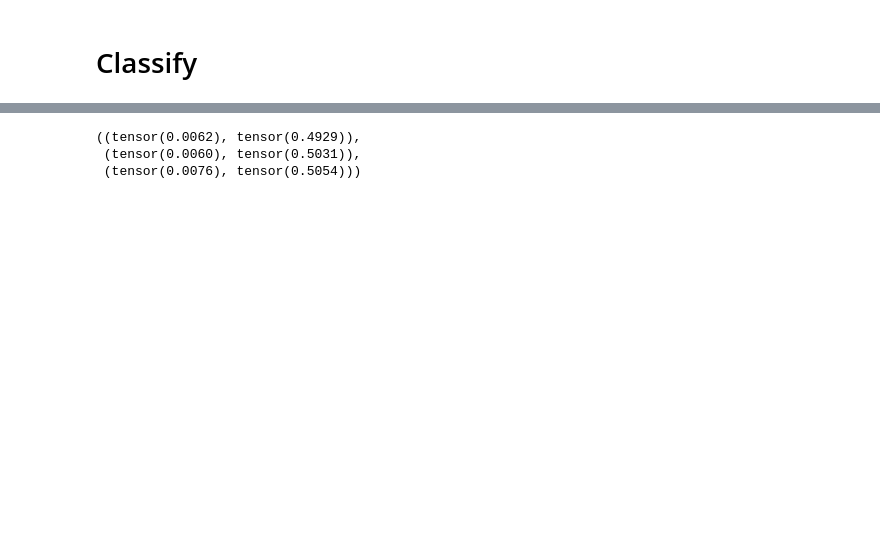
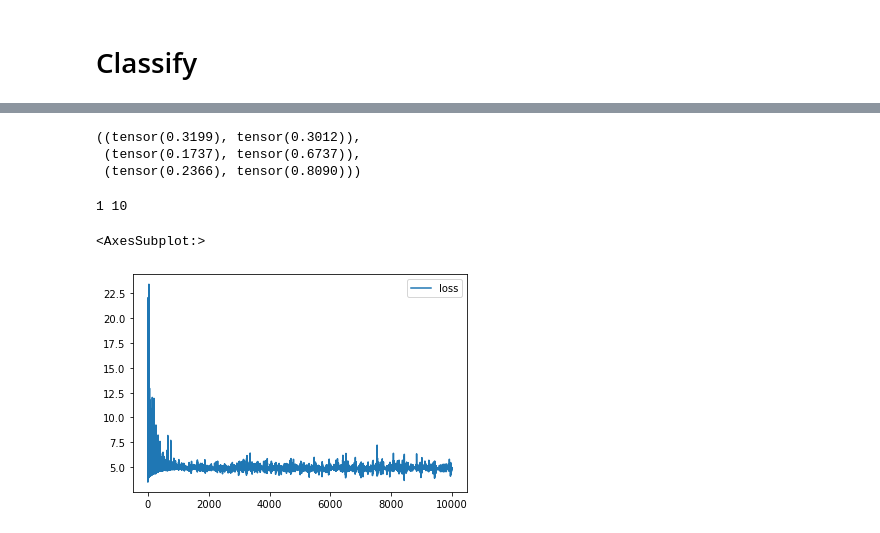
Before and after one commit to Entze/SBB, a Jupyter notebook: notebooks/Learning_RealData.ipynb, the cells around one changed output, grey strips where cells are left out. Saved outputs shown, nothing was run; the diff lists cells and outputs as text; code cells hidden in the pictures; blank space fills up the shorter version.

```diff
--- a/notebooks/Learning_RealData.ipynb
+++ b/notebooks/Learning_RealData.ipynb
@@ -168,7 +174,7 @@ def bayesian_update(alpha,
             torch.device("cuda")
         elif not cuda:
             torch.device("cpu")
-    adam = pyro.optim.ClippedAdam({"lr": 0.5})
+    adam = pyro.optim.Adam({"lr": 0.025})
     elbo = pyro.infer.Trace_ELBO()
     svi = pyro.infer.SVI(model, guide, adam, elbo)
     steps = 0
@@ -265,7 +314,52 @@ def classify(sentence, lexicon):
 # %%
-classify(["fuck", "this", "shit"], global_lexicon), classify(["I", "love", "you"], global_lexicon), classify(
-    ["pesky", "liber"], global_lexicon)
+classify("Fuck this shit", global_lexicon), classify("I love you", global_lexicon), classify("Pesky liberals",
+                                                                                             global_lexicon)
 # %% [output]
-((tensor(0.0062), tensor(0.4929)),
- (tensor(0.0060), tensor(0.5031)),
- (tensor(0.0076), tensor(0.5054)))
+((tensor(0.3199), tensor(0.3012)),
+ (tensor(0.1737), tensor(0.6737)),
+ (tensor(0.2366), tensor(0.8090)))
+# %%
+def bayesian_update(alpha,
+                    beta,
+                    max_opt_steps=100,
+                    loss_threshold=None,
+                    clear_param_store=True,
+                    cuda=False,
+                    pbar: Optional[tqdm] = None):
+    if clear_param_store:
+        pyro.clear_param_store()
+    if cuda is not None:
+        if cuda and torch.cuda.is_available():
+            torch.device("cuda")
+        elif not cuda:
+            torch.device("cpu")
+    adam = pyro.optim.Adam({"lr": 0.025})
+    elbo = pyro.infer.Trace_ELBO()
+    svi = pyro.infer.SVI(model, guide, adam, elbo)
+    steps = 0
+    loss = (loss_threshold or 0) + 1
+    losses = []
+    params = []
+    while steps < max_opt_steps and loss > (loss_threshold or loss - 1):
+        loss = svi.step(alpha, beta)
+        steps += 1
+        losses.append({"loss": loss})
+        params.append({"alpha": pyro.param("alpha_posterior").item(), "beta": pyro.param("beta_posterior").item()})
+        if pbar is not None:
+            pbar.update()
+    pbar.update(max_opt_steps - steps)
+    return pyro.param("alpha_posterior"), pyro.param("beta_posterior"), losses, params
+# %%
+alpha = 1
+beta = 10
+print(alpha, beta)
+alpha_p, beta_p, losses, params = bayesian_update(alpha, beta, 10_000, pbar=tqdm(total=10_000))
+# %% [output]
+1 10
+# %%
+df = pd.DataFrame(losses)
+
+df.plot()
+# %% [output]
+<AxesSubplot:>
+[figure, added]
```
Also changed, not shown: parts of 17 cells of this notebook, 1 other file.
